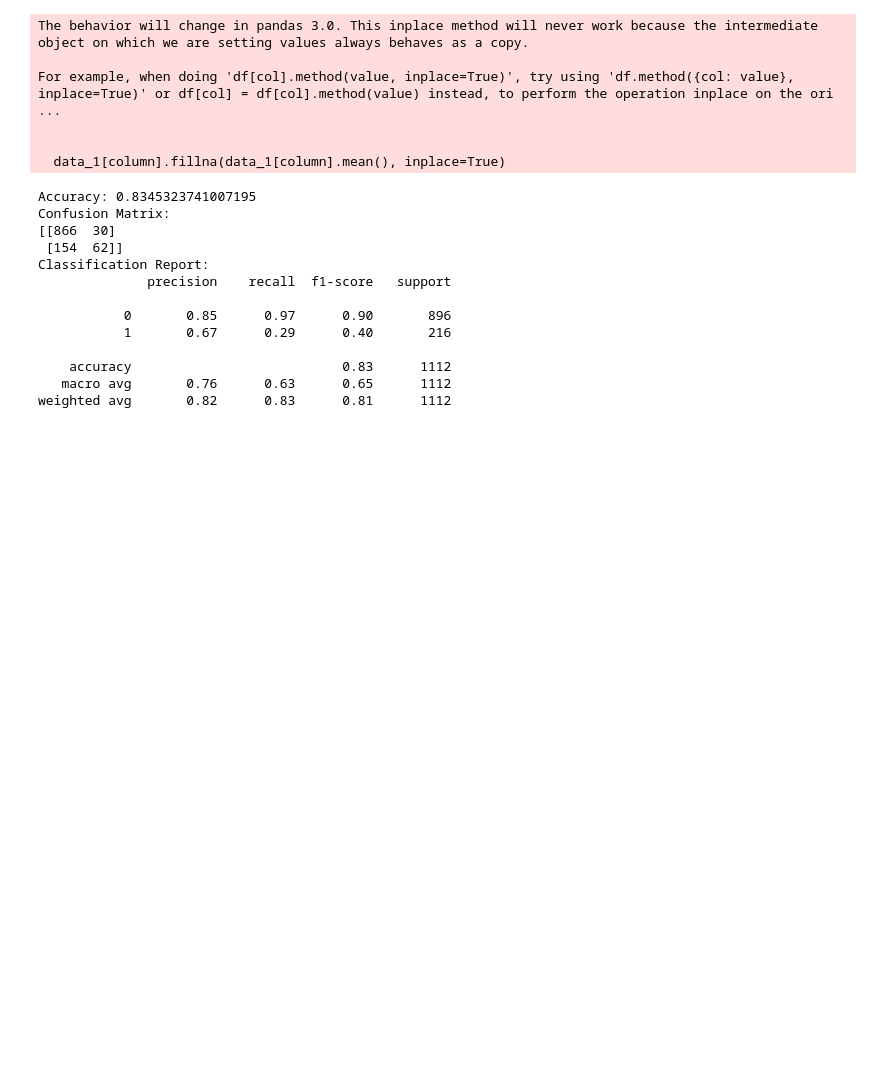
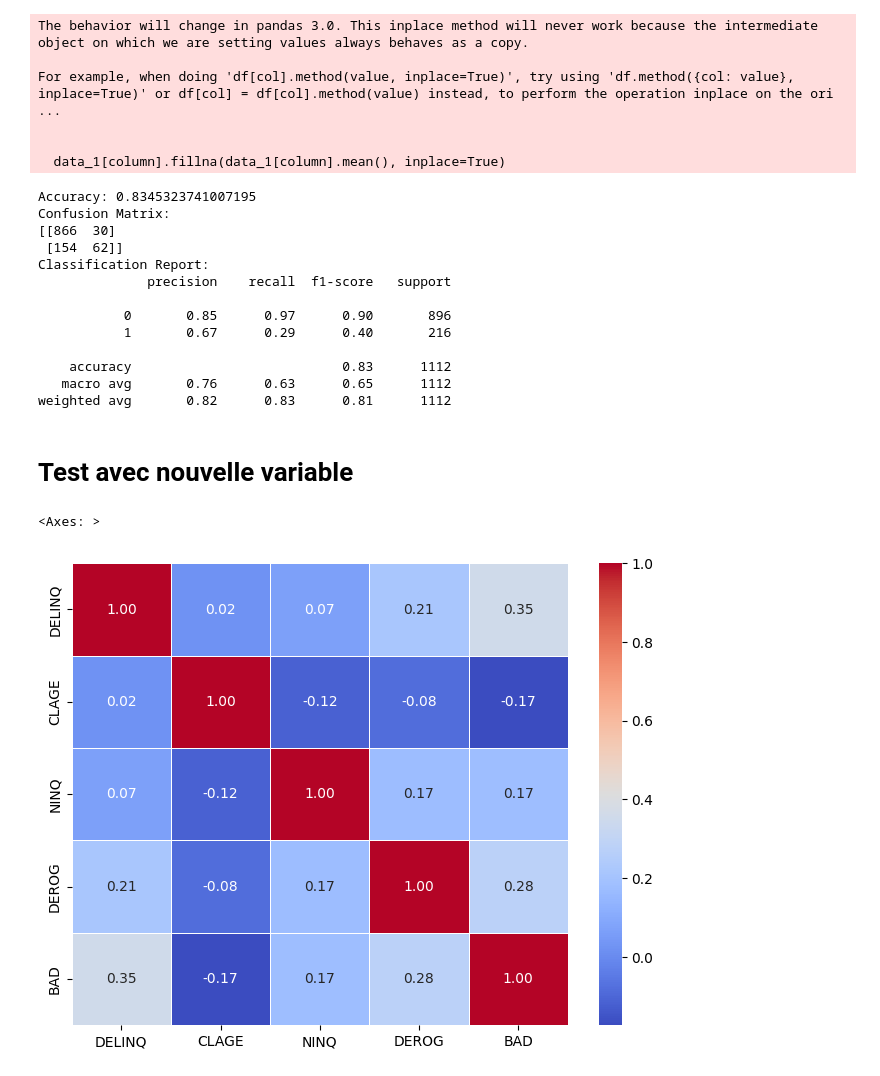
Before and after one commit to morganjowitt/Projet_scoring, a Jupyter notebook: morgan/analyse_exp.ipynb, the cells around one changed output. Drawn from its saved outputs; the diff is of its cells as text; code cells hidden in the pictures; blank space fills up the shorter version.

```diff
--- a/morgan/analyse_exp.ipynb
+++ b/morgan/analyse_exp.ipynb
@@ -269,3 +276,23 @@ Classification Report:
     accuracy                           0.83      1112
    macro avg       0.76      0.63      0.65      1112
 weighted avg       0.82      0.83      0.81      1112
+# %% [markdown]
+# Test avec nouvelle variable
+# %%
+data_2=data[['DELINQ','CLAGE','NINQ','DEROG','BAD']]
+
+data_2.head()
+
+# On enelève les lignes avec beaucoup de NA
+missing_by_row = data_2.isnull().sum(axis=1)
+for i in range(len(missing_by_row)):
+    if missing_by_row[i]>=3  :
+        data_2=data_2.drop(i)
+
+correlation_matrix_2=data_2.corr()
+
+plt.figure(figsize=(8, 6))
+sns.heatmap(correlation_matrix_2, annot=True, cmap='coolwarm', fmt='.2f', linewidths=0.5)
+# %% [output]
+<Axes: >
+[figure, added]
```
Also changed, not shown: parts of 4 cells of this notebook, 4 other files.
